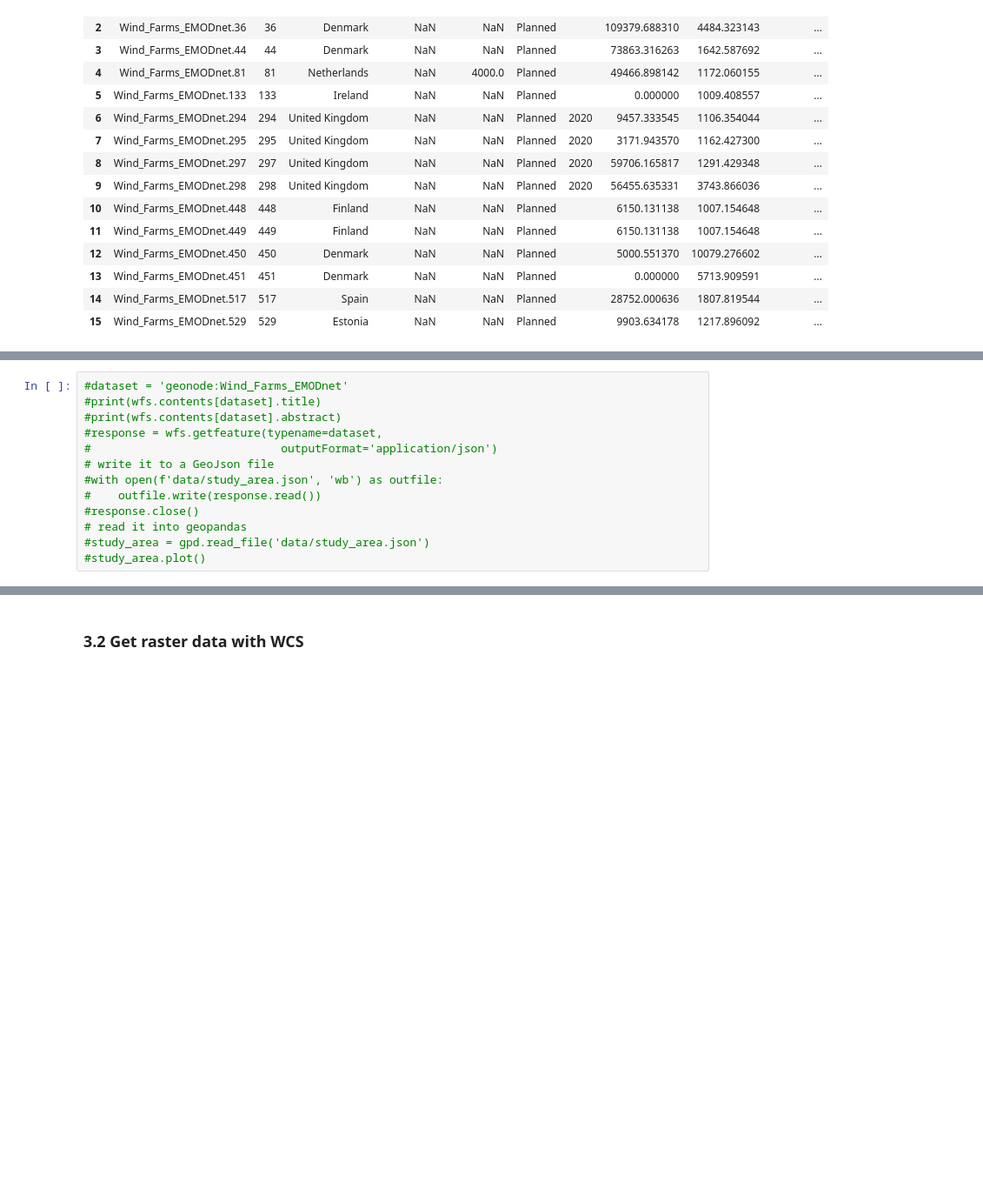
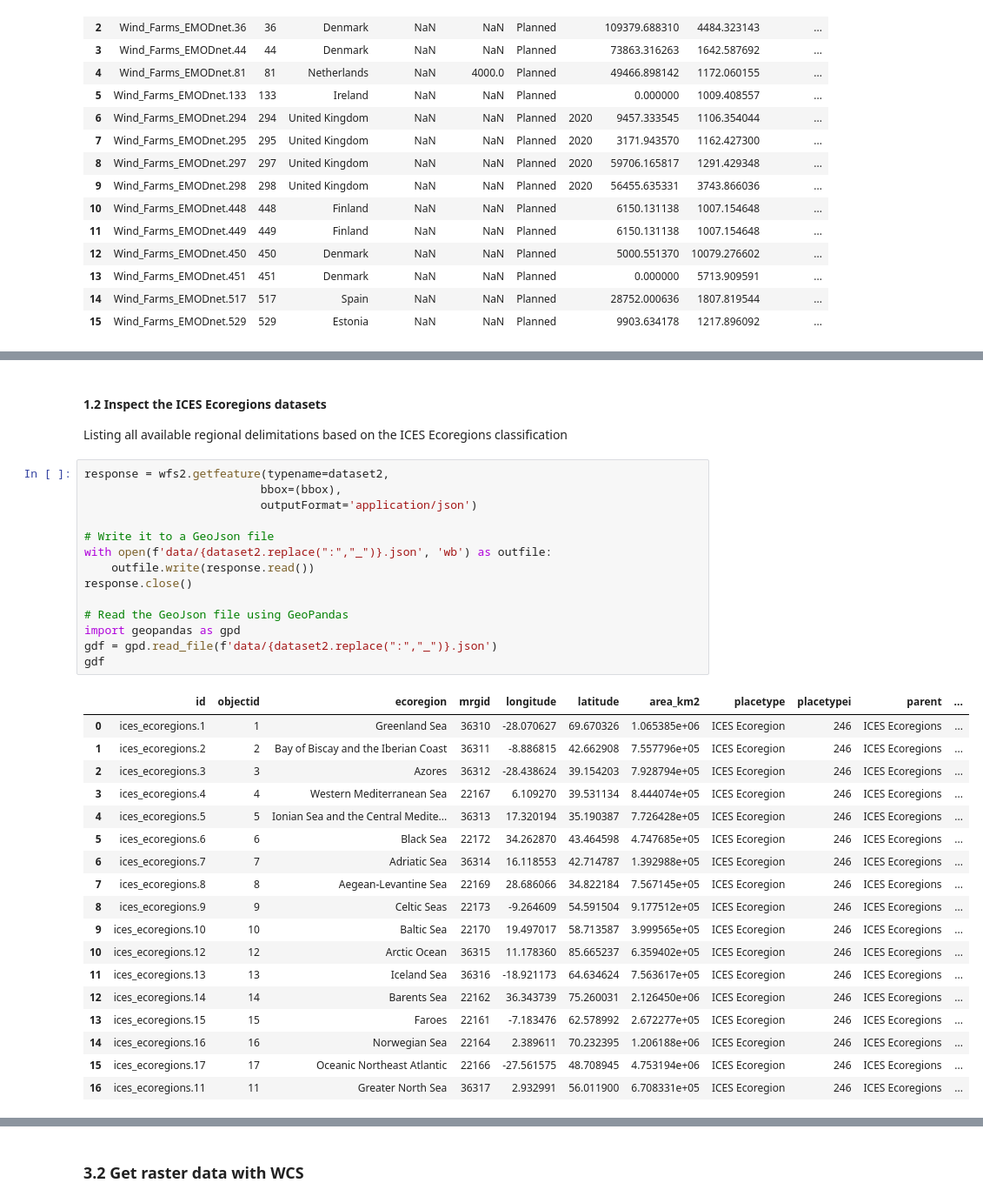
Before and after one commit to missionatlantic/GeoNode_OGC_webservices_workshop, a Jupyter notebook: 3_subset_and_download_data_with_WFS&WCS.ipynb, the cells around one changed output, grey strips where cells are left out. Shown: that part at 87% size. Drawn from its saved outputs; the diff is of its cells as text; blank space fills up the shorter version.

```diff
--- a/3_subset_and_download_data_with_WFS&WCS.ipynb
+++ b/3_subset_and_download_data_with_WFS&WCS.ipynb
@@ -227,13 +320,36 @@ We will download the outline of the MissionAtlantic Study Area: Vitória-Trindad
+# %% [markdown]
+#### 1.2 Inspect the ICES Ecoregions datasets
+Listing all available regional delimitations based on the ICES Ecoregions classification
 # %%
-#dataset = 'geonode:Wind_Farms_EMODnet'
-#print(wfs.contents[dataset].title)
-#print(wfs.contents[dataset].abstract)
-#response = wfs.getfeature(typename=dataset,
-#                            outputFormat='application/json')
-# write it to a GeoJson file
-#with open(f'data/study_area.json', 'wb') as outfile:
-#    outfile.write(response.read())
-#response.close()
-# read it into geopandas
-#study_area = gpd.read_file('data/study_area.json')
-#study_area.plot()
+response = wfs2.getfeature(typename=dataset2,
+                          bbox=(bbox),
+                          outputFormat='application/json')
+
+# Write it to a GeoJson file
+with open(f'data/{dataset2.replace(":","_")}.json', 'wb') as outfile:
+    outfile.write(response.read())
+response.close()
+
+# Read the GeoJson file using GeoPandas
+import geopandas as gpd
+gdf = gpd.read_file(f'data/{dataset2.replace(":","_")}.json')
+gdf
+# %% [output]
+|  | id | objectid | ecoregion | mrgid | longitude | latitude | area_km2 | placetype | placetypei | parent | ... |
+| 0 | ices_ecoregions.1 | 1 | Greenland Sea | 36310 | -28.070627 | 69.670326 | 1.065385e+06 | ICES Ecoregion | 246 | ICES Ecoregions | ... |
+| 1 | ices_ecoregions.2 | 2 | Bay of Biscay and the Iberian Coast | 36311 | -8.886815 | 42.662908 | 7.557796e+05 | ICES Ecoregion | 246 | ICES Ecoregions | ... |
+| 2 | ices_ecoregions.3 | 3 | Azores | 36312 | -28.438624 | 39.154203 | 7.928794e+05 | ICES Ecoregion | 246 | ICES Ecoregions | ... |
+| 3 | ices_ecoregions.4 | 4 | Western Mediterranean Sea | 22167 | 6.109270 | 39.531134 | 8.444074e+05 | ICES Ecoregion | 246 | ICES Ecoregions | ... |
+| 4 | ices_ecoregions.5 | 5 | Ionian Sea and the Central Medite... | 36313 | 17.320194 | 35.190387 | 7.726428e+05 | ICES Ecoregion | 246 | ICES Ecoregions | ... |
+| 5 | ices_ecoregions.6 | 6 | Black Sea | 22172 | 34.262870 | 43.464598 | 4.747685e+05 | ICES Ecoregion | 246 | ICES Ecoregions | ... |
+| 6 | ices_ecoregions.7 | 7 | Adriatic Sea | 36314 | 16.118553 | 42.714787 | 1.392988e+05 | ICES Ecoregion | 246 | ICES Ecoregions | ... |
+| 7 | ices_ecoregions.8 | 8 | Aegean-Levantine Sea | 22169 | 28.686066 | 34.822184 | 7.567145e+05 | ICES Ecoregion | 246 | ICES Ecoregions | ... |
+| 8 | ices_ecoregions.9 | 9 | Celtic Seas | 22173 | -9.264609 | 54.591504 | 9.177512e+05 | ICES Ecoregion | 246 | ICES Ecoregions | ... |
+| 9 | ices_ecoregions.10 | 10 | Baltic Sea | 22170 | 19.497017 | 58.713587 | 3.999565e+05 | ICES Ecoregion | 246 | ICES Ecoregions | ... |
+| 10 | ices_ecoregions.12 | 12 | Arctic Ocean | 36315 | 11.178360 | 85.665237 | 6.359402e+05 | ICES Ecoregion | 246 | ICES Ecoregions | ... |
+| 11 | ices_ecoregions.13 | 13 | Iceland Sea | 36316 | -18.921173 | 64.634624 | 7.563617e+05 | ICES Ecoregion | 246 | ICES Ecoregions | ... |
+| 12 | ices_ecoregions.14 | 14 | Barents Sea | 22162 | 36.343739 | 75.260031 | 2.126450e+06 | ICES Ecoregion | 246 | ICES Ecoregions | ... |
+| 13 | ices_ecoregions.15 | 15 | Faroes | 22161 | -7.183476 | 62.578992 | 2.672277e+05 | ICES Ecoregion | 246 | ICES Ecoregions | ... |
+| 14 | ices_ecoregions.16 | 16 | Norwegian Sea | 22164 | 2.389611 | 70.232395 | 1.206188e+06 | ICES Ecoregion | 246 | ICES Ecoregions | ... |
+| 15 | ices_ecoregions.17 | 17 | Oceanic Northeast Atlantic | 22166 | -27.561575 | 48.708945 | 4.753194e+06 | ICES Ecoregion | 246 | ICES Ecoregions | ... |
+| 16 | ices_ecoregions.11 | 11 | Greater North Sea | 36317 | 2.932991 | 56.011900 | 6.708331e+05 | ICES Ecoregion | 246 | ICES Ecoregions | ... |
```
Also changed, not shown: parts of 27 cells of this notebook, 3 other files.
